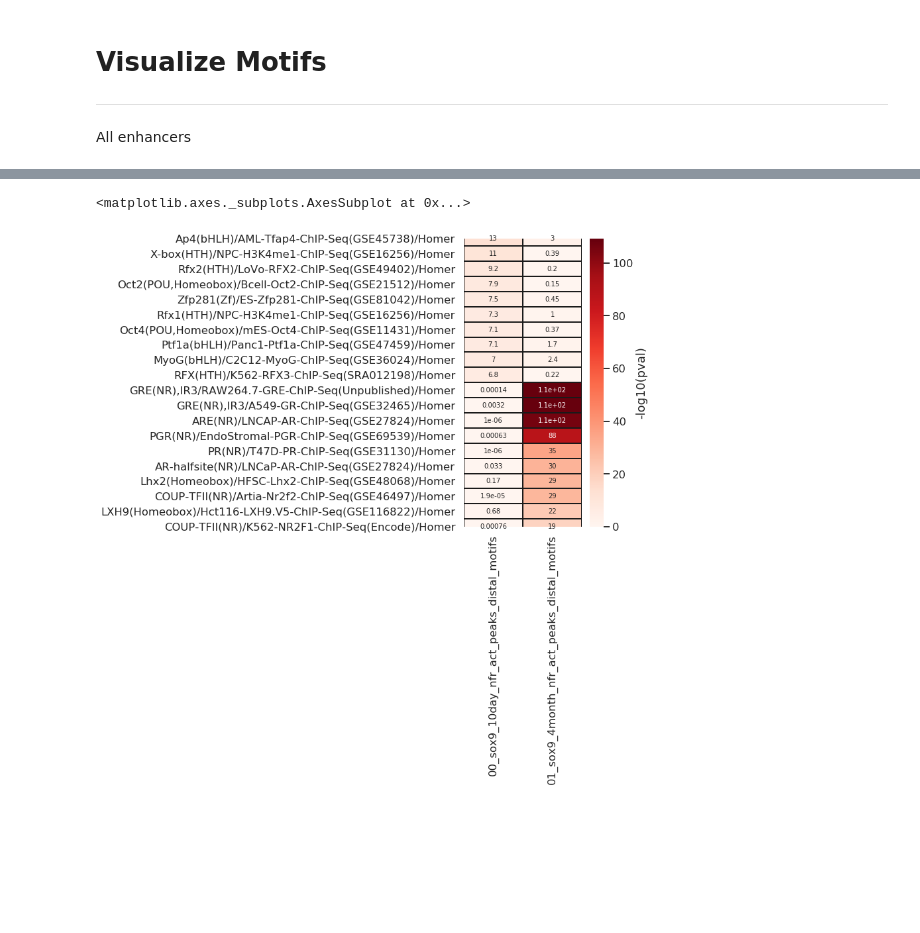
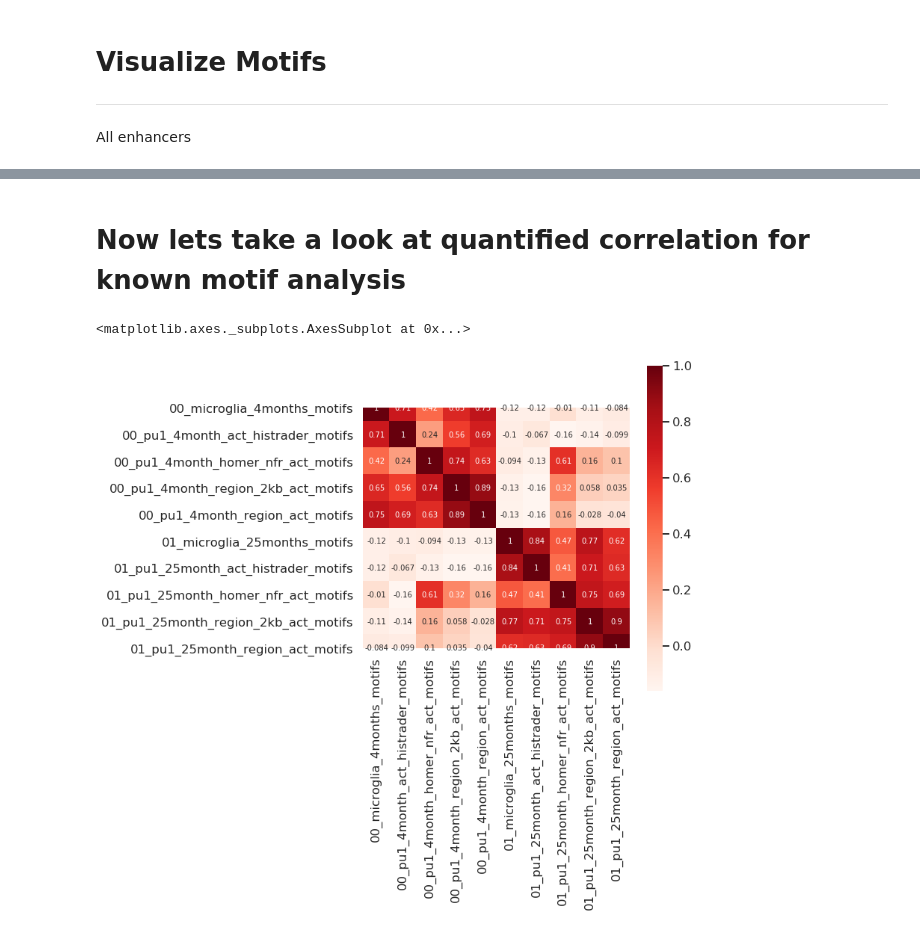
Before and after one commit to HunterBennett/brain_aging, a Jupyter notebook: results/00_PU1_H3K27Ac_06_Motifs_4month_vs_25month.ipynb, the cells around one changed output, grey strips where cells are left out. Saved outputs shown, nothing was run; the diff lists cells and outputs as text; code cells hidden in the pictures; blank space fills up the shorter version.

```diff
--- a/results/00_PU1_H3K27Ac_06_Motifs_4month_vs_25month.ipynb
+++ b/results/00_PU1_H3K27Ac_06_Motifs_4month_vs_25month.ipynb
@@ -178,23 +290,14 @@ sns.heatmap(
+# %% [markdown]
+# Now lets take a look at quantified correlation for known motif analysis
 # %%
-tmp_frame = known_motif_pval_frame.loc[:, known_motif_pval_frame.columns.str.contains('distal')]
+temp = known_motif_pval_frame.loc[:, ~known_motif_pval_frame.columns.str.contains('nobg')]
 
-motif_list = []
-n_motifs = 10
-for col in tmp_frame.columns:
-    motif_list.extend(tmp_frame.sort_values(col).index.tolist()[:n_motifs])
-
-fig, ax = plt.subplots(figsize=(4,8))
-
-sns.heatmap(
-    -tmp_frame.loc[motif_list, :],
-    cmap='Reds',
-    linewidths=1,
-    linecolor='k',
-    annot=True,
-    cbar_kws={'label': '-log10(pval)'},
-    # square=True,
-    vmin=0,
-    ax=ax)
+fig, ax = plt.subplots(figsize=(8,8))
+sns.heatmap(temp.corr(),
+            cmap='Reds',
+            annot=True,
+            square=True,
+            ax=ax)
 # %% [output]
 <matplotlib.axes._subplots.AxesSubplot at 0x...>
-[figure, old version]
+[figure, new version]
```
Also changed, not shown: parts of 32 cells of this notebook, 4 other files.
